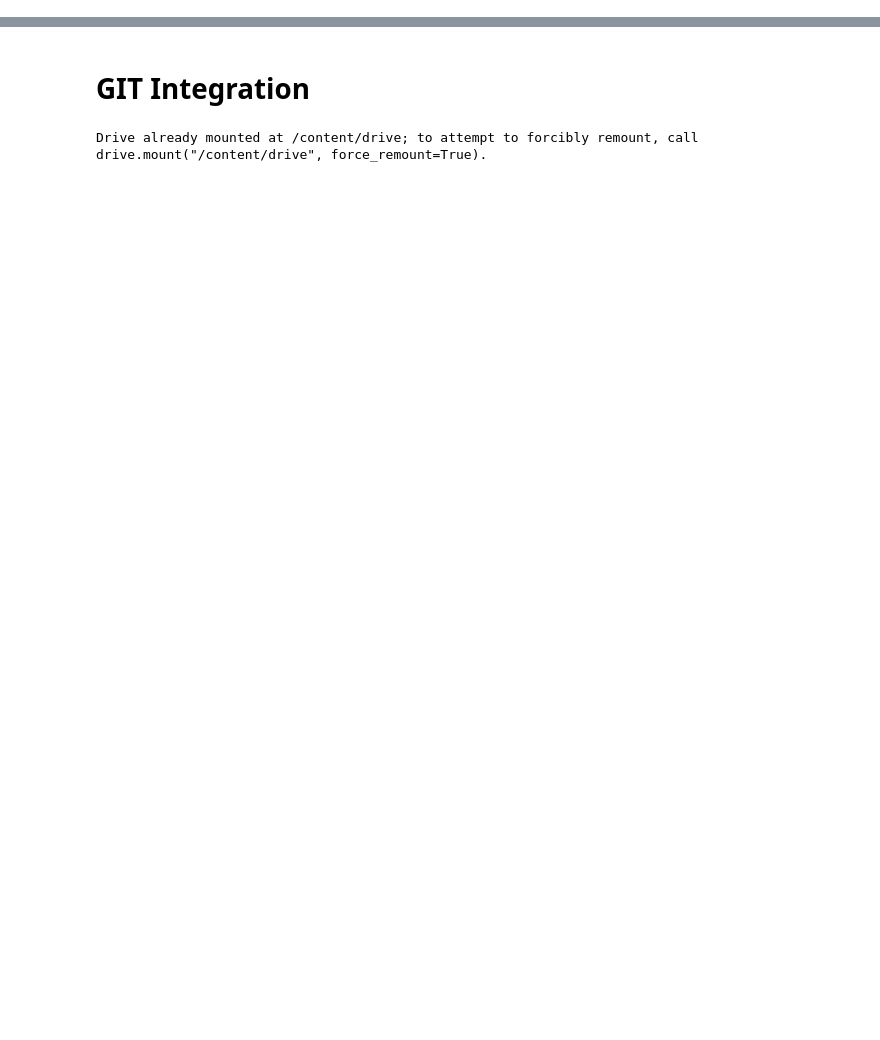
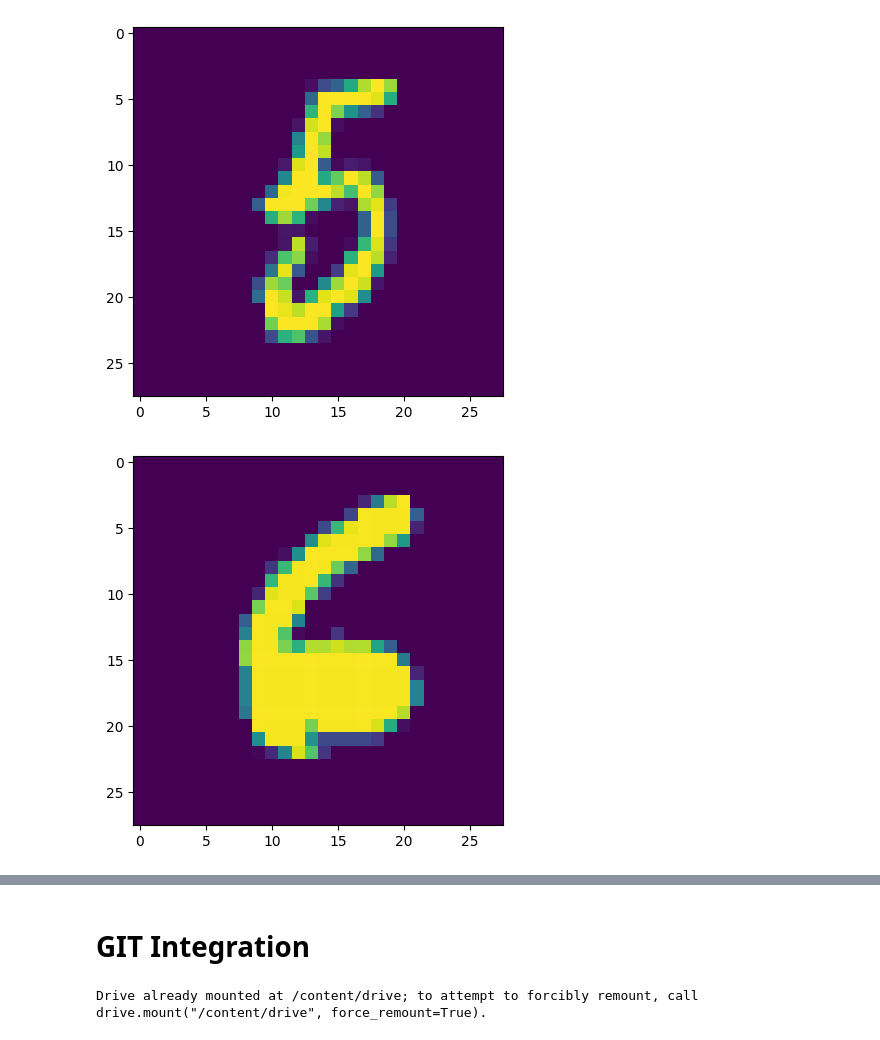
Before and after one commit to omogbolahan94/CNN, a Jupyter notebook: DL-Udacity-AWS-CNN.ipynb, the cells around one changed output, grey strips where cells are left out. Saved outputs shown, nothing was run; the diff lists cells and outputs as text; code cells hidden in the pictures; blank space fills up the shorter version.

```diff
--- a/DL-Udacity-AWS-CNN.ipynb
+++ b/DL-Udacity-AWS-CNN.ipynb
@@ -9,0 +23,10 @@ Image Preprocessing
+# %%
+mnist_path = '/content/drive/MyDrive/Deap_Learning/mnist_data/data/MNIST/raw/'  # assuming data is saved in
+
+train_data = datasets.MNIST(
+    root="data", train=True, download=True, transform=transforms
+)
+
+test_data = datasets.MNIST(
+    root="data", train=False, download=True, transform=transforms
+)
@@ -9,0 +55,4 @@ Image Preprocessing
+# %%
+n_workers = multiprocessing.cpu_count()
+batch_size = 64
+print(n_workers)
@@ -9,0 +61,13 @@ Image Preprocessing
+# %%
+train_loader = torch.utils.data.DataLoader(
+  dataset=train_data,
+  shuffle=True,
+  batch_size=batch_size,
+  num_workers=n_workers
+)
+
+test_loader = torch.utils.data.DataLoader(
+    test_data,
+    batch_size=batch_size,
+    num_workers=n_workers
+)
@@ -9,0 +76,4 @@ Image Preprocessing
+# %%
+train_dataiter = iter(train_loader)
+image_batch, label_batch = next(train_dataiter)
+image_batch = image_batch.numpy()
@@ -9,0 +98,8 @@ Image Preprocessing
+# %%
+for i in range(5):
+  image  = image_batch[i].transpose(1,2,0)
+  plt.imshow(image)
+  plt.show()
+# %% [output]
+[figure, added]
+[figure, added]
```
Also changed, not shown: parts of 50 cells of this notebook.
